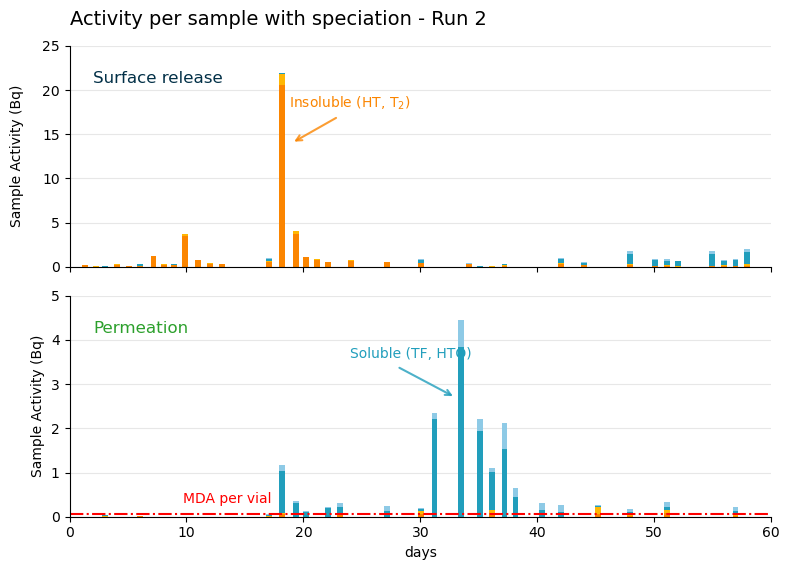
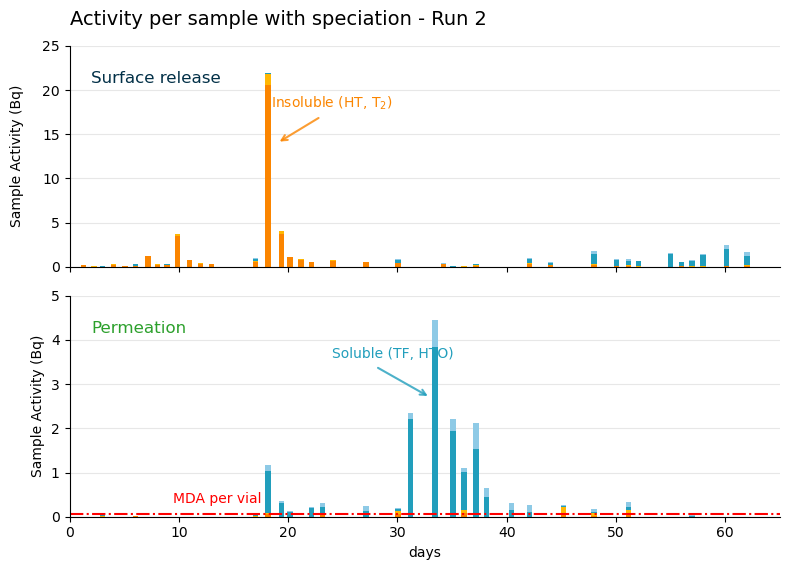
The change to this notebook cell's code, shown as a diff; its figure went from the first image to the second:
--- before
+++ after
@@ -8,5 +8,5 @@
 ax1.grid(True, axis="y", alpha=0.3)
 ax1.set_ylim(bottom=0, top=25)
-ax1.set_xlim(0, 60)
+ax1.set_xlim(0, 65)
 ax1.set_ylabel("Sample Activity (Bq)", labelpad=13)
 ax1.set_title("Activity per sample with speciation - Run 2", loc="left", pad=15, fontsize=14)
@@ -29,5 +29,5 @@
 ax2.grid(True, axis="y", alpha=0.3)
 ax2.set_ylim(bottom=0, top=5)
-ax2.set_xlim(0, 60)
+ax2.set_xlim(0, 65)
 ax2.set_ylabel("Sample Activity (Bq)")
 ax2.set_xlabel("days")

Commit: New LSC data